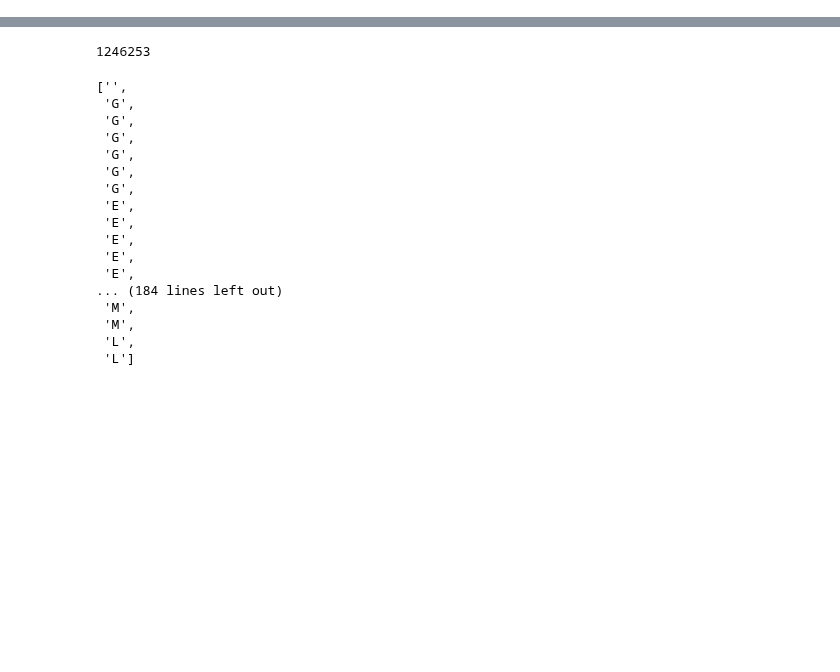
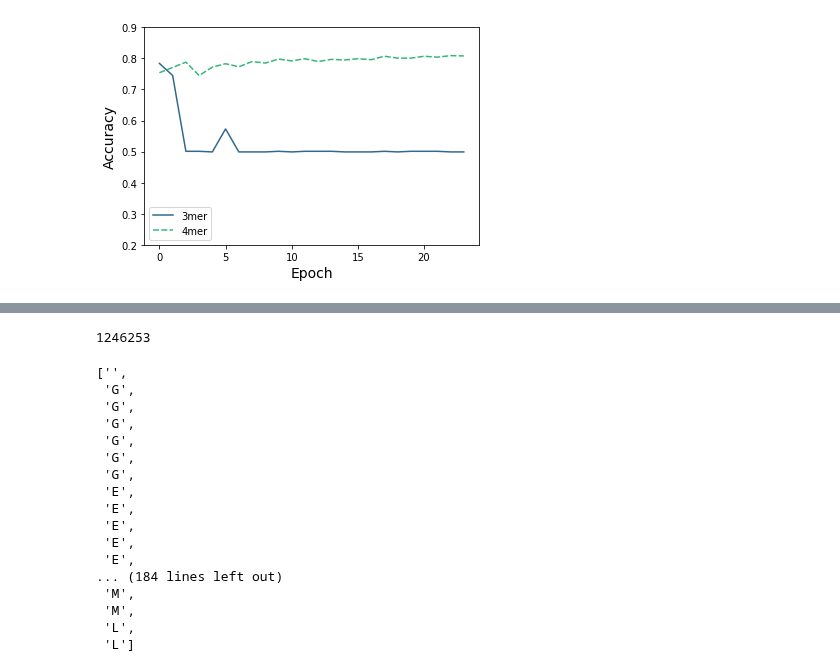
Before and after one commit to caocao0525/NSP, a Jupyter notebook: sandbox_incl_result_analysis.ipynb, the cells around one changed output, grey strips where cells are left out. Cells and saved outputs as stored; diff of their text form; code cells hidden in the pictures; blank space fills up the shorter version.

```diff
--- a/sandbox_incl_result_analysis.ipynb
+++ b/sandbox_incl_result_analysis.ipynb
@@ -9,0 +74,11 @@ import itertools
+# %%
+acc34=pd.concat([eval3["acc"],eval4["acc"]], axis=1)
+acc34.columns=["3mer","4mer"]
+fig=plt.figure(figsize=(6,4))
+p=sns.lineplot(data=acc34, palette="viridis")
+p.set_ylim([0.2,0.9])
+p.set_ylabel("Accuracy", fontsize=14)
+p.set_xlabel("Epoch", fontsize=14)
+plt.show()
+# %% [output]
+[figure, added]
```
Also changed, not shown: parts of 17 cells of this notebook, 1 other file.
